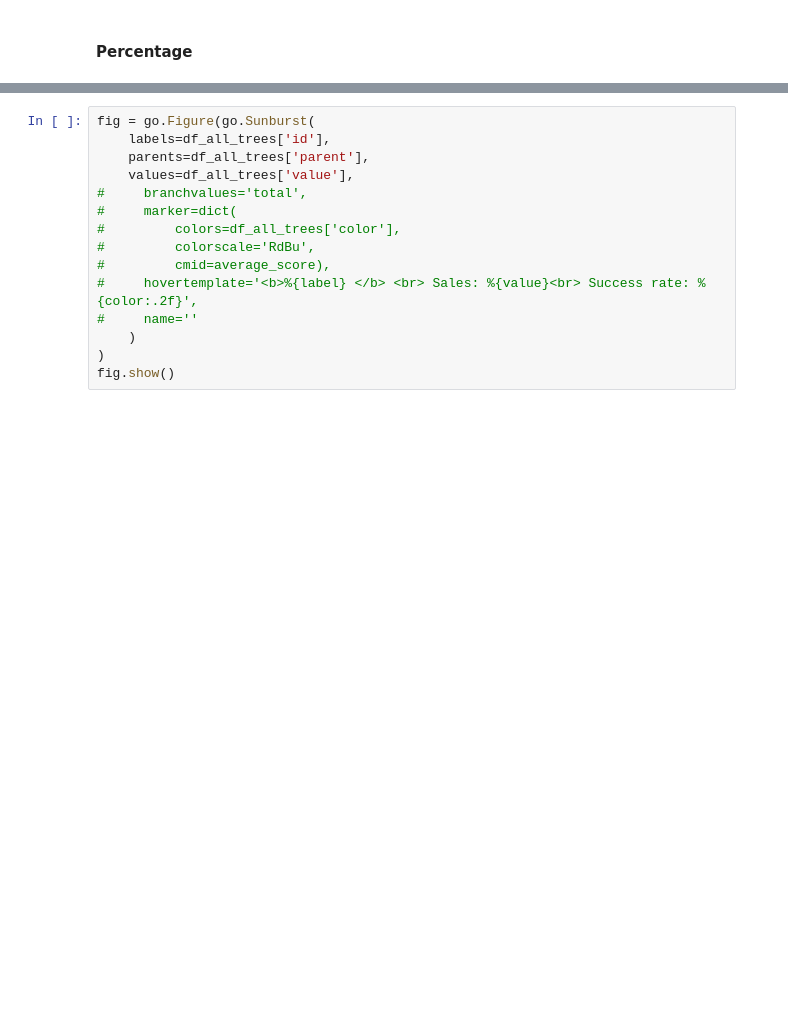
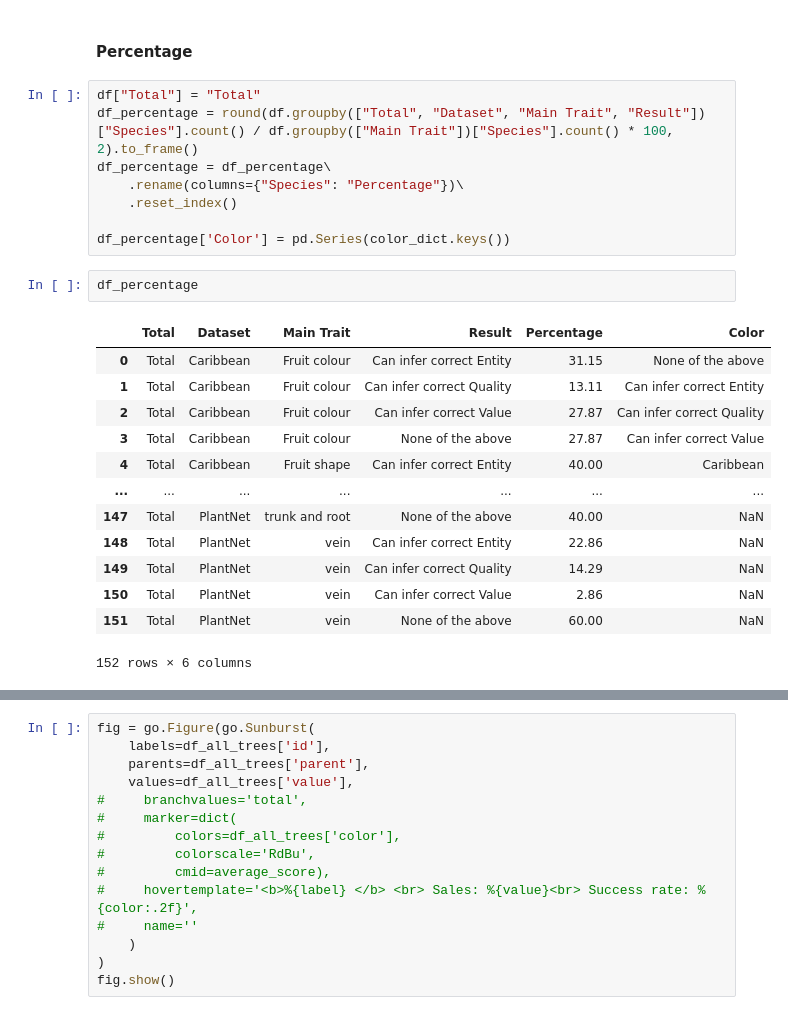
Before and after one commit to RobertvdV/GRS70424_Internship, a Jupyter notebook: notebooks/reports/surveys/1.2_survey_analyses.ipynb, the cells around one changed output, grey strips where cells are left out. Saved outputs shown, nothing was run; the diff lists cells and outputs as text; blank space fills up the shorter version.

```diff
--- a/notebooks/reports/surveys/1.2_survey_analyses.ipynb
+++ b/notebooks/reports/surveys/1.2_survey_analyses.ipynb
@@ -201,6 +194,30 @@ file_name = "PxPlot_PDF_SurveysPerDataset.pdf"
 fig.write_image(F"{folder_figures}{file_name}")
 # %% [markdown]
 #### Percentage
+# %%
+df["Total"] = "Total"
+df_percentage = round(df.groupby(["Total", "Dataset", "Main Trait", "Result"])["Species"].count() / df.groupby(["Main Trait"])["Species"].count() * 100, 2).to_frame()
+df_percentage = df_percentage\
+    .rename(columns={"Species": "Percentage"})\
+    .reset_index()
+
+df_percentage['Color'] = pd.Series(color_dict.keys())
+# %%
+df_percentage
+# %% [output]
+|  | Total | Dataset | Main Trait | Result | Percentage | Color |
+| 0 | Total | Caribbean | Fruit colour | Can infer correct Entity | 31.15 | None of the above |
+| 1 | Total | Caribbean | Fruit colour | Can infer correct Quality | 13.11 | Can infer correct Entity |
+| 2 | Total | Caribbean | Fruit colour | Can infer correct Value | 27.87 | Can infer correct Quality |
+| 3 | Total | Caribbean | Fruit colour | None of the above | 27.87 | Can infer correct Value |
+| 4 | Total | Caribbean | Fruit shape | Can infer correct Entity | 40.00 | Caribbean |
+| ... | ... | ... | ... | ... | ... | ... |
+| 147 | Total | PlantNet | trunk and root | None of the above | 40.00 | NaN |
+| 148 | Total | PlantNet | vein | Can infer correct Entity | 22.86 | NaN |
+| 149 | Total | PlantNet | vein | Can infer correct Quality | 14.29 | NaN |
+| 150 | Total | PlantNet | vein | Can infer correct Value | 2.86 | NaN |
+| 151 | Total | PlantNet | vein | None of the above | 60.00 | NaN |
+152 rows × 6 columns
 # %%
 df["Total"] = "Total"
 df_percentage = round(df.groupby(["Total", "Dataset", "Main Trait", "Result"])["Species"].count() / df.groupby(["Main Trait"])["Species"].count() * 100, 2).to_frame()
```
Also changed, not shown: parts of 5 cells of this notebook.
